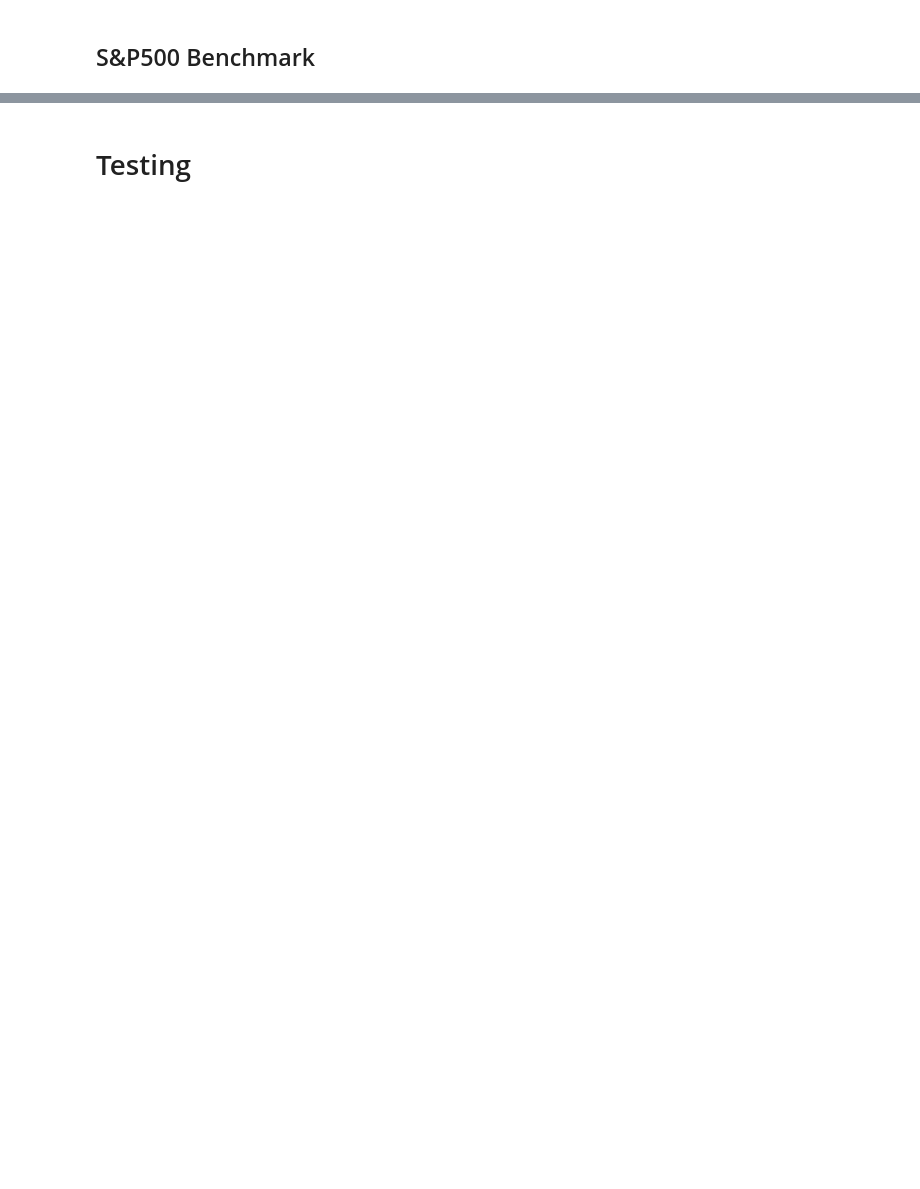
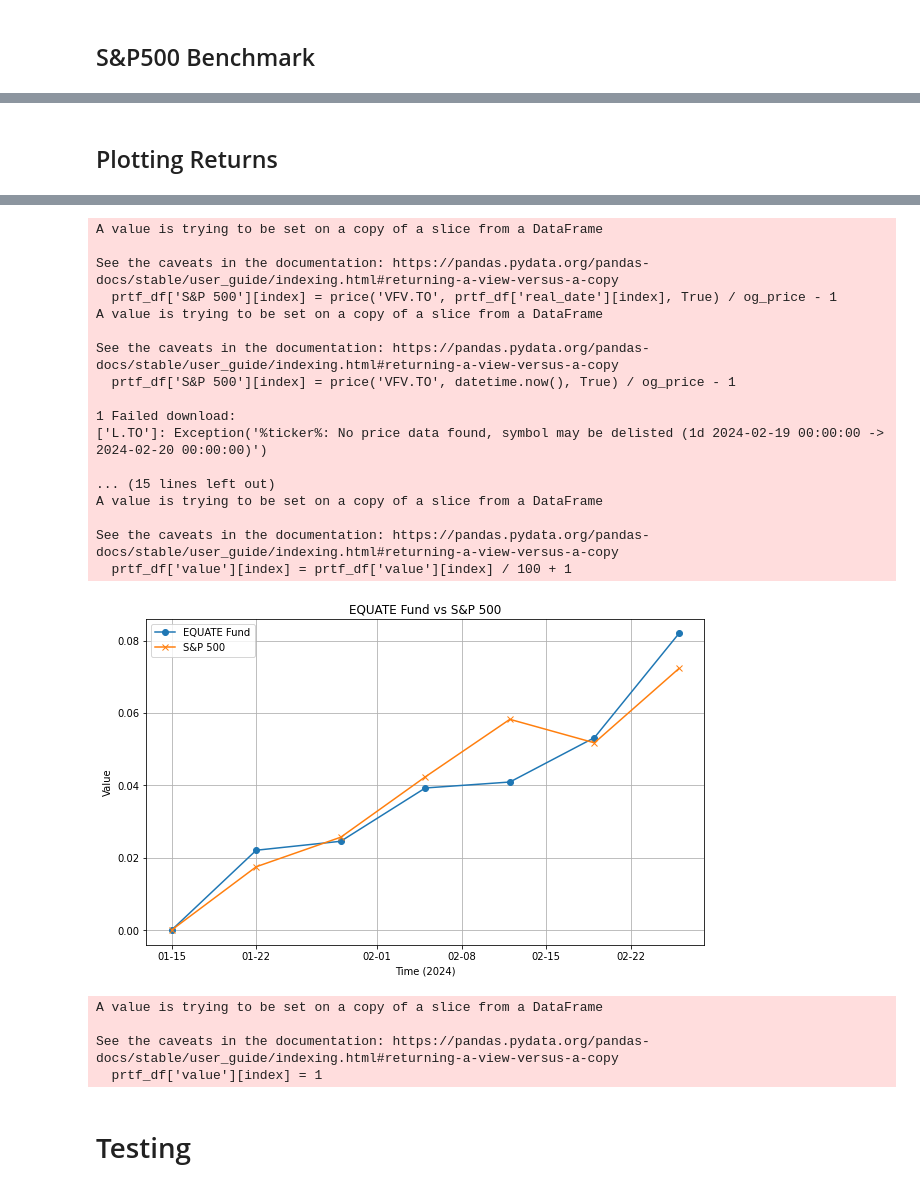
Before and after one commit to equate-fund/index_tracker, a Jupyter notebook: e_equate_prtf_tracker.ipynb, the cells around one changed output, grey strips where cells are left out. Drawn from its saved outputs; the diff is of its cells as text; code cells hidden in the pictures; blank space fills up the shorter version.

Commit message:
Updating portfolio and code for graphing returns

```diff
--- a/e_equate_prtf_tracker.ipynb
+++ b/e_equate_prtf_tracker.ipynb
@@ -16,6 +16,12 @@ import yfinance as yf # yahoo finance PyPi for getting stock data
 def curr_val(df):
 
     time = datetime.now()
+
+    if time.weekday() == 5:
+        time = time - timedelta(1)
+    elif time.weekday() == 6:
+        time = time - timedelta(2)
+
 
     date = df['real_date']
     value = df['value']
@@ -28,7 +34,7 @@ def curr_val(df):
     week_prtf = curr_prtf(df, date[index - 1])
 
     old_price = prtf_price(week_prtf, date[index - 1], True)
-    new_price = prtf_price(week_prtf, datetime.now(), False)
+    new_price = prtf_price(week_prtf, time, False)
 
     val = value[index - 1] * new_price / old_price
 
@@ -60,7 +66,10 @@ def prtf_price(prtf, date, morning):
 def price(stk, date, morning):
 
     if morning:
-        return yf.download(stk, start=date, end=date + timedelta(1), interval='1d', progress=False)['Open'].values[0]
+        try:
+            return yf.download(stk, start=date, end=date + timedelta(1), interval='1d', progress=False)['Open'].values[0]
+        except:
+            return yf.download(stk, start=date + timedelta(1), end=date + timedelta(2), interval='1d', progress=False)['Open'].values[0]
     else:
         return yf.download(stk, start=date, end=date, interval='1d' , progress=False)['Close'].values[0]
 
@@ -116,11 +125,12 @@ def stock_list(df):
 
     lst = df.columns.to_list()
     lst.remove('real_date')
-    return lst[3:]
+    return lst[3:-1]
 
 prtf_df = pd.read_csv('equate_prtf.csv')
 date_format = "%Y-%m-%d"
 prtf_df['real_date'] = None
+prtf_df['S&P 500'] = None
 for i in range(len(prtf_df)):
     prtf_df['real_date'][i] = datetime.strptime(prtf_df['date'][i], date_format)
 # %% [output]
@@ -168,0 +196,33 @@ The S&P500 has returned  1.844 % at time  2024-01-31 11:24:11.959534
+# %% [markdown]
+## Plotting Returns
+# %%
+start_date = prtf_df['real_date'][0]
+print(start_date)
+
+og_price = yf.download('VFV.TO', start=prtf_df['real_date'][0], end=prtf_df['real_date'][0] + timedelta(1), interval='1d', progress=False)['Open'].values[0]
+
+prtf_df['S&P 500'][0] = 0
+
+index = 1
+
+while prtf_df['active'][index] == 1:
+        prtf_df['S&P 500'][index] = price('VFV.TO', prtf_df['real_date'][index], True) / og_price - 1
+        index += 1
+
+prtf_df['S&P 500'][index] = price('VFV.TO', datetime.now(), True) / og_price - 1
+prtf_df['value'][index], time = curr_val(prtf_df)
+prtf_df['value'][index] = prtf_df['value'][index] / 100 + 1
+
+plt.figure(figsize=(10, 6))
+plt.plot(prtf_df['real_date'][:index + 1], prtf_df['value'].iloc[:index + 1] - 1, label='EQUATE Fund', marker='o')
+plt.plot(prtf_df['real_date'][:index + 1], prtf_df['S&P 500'].iloc[:index + 1], label='S&P 500', marker='x')
+plt.title('EQUATE Fund vs S&P 500')
+plt.xlabel('Time (2024)')
+plt.ylabel('Value')
+plt.legend()
+plt.grid(True)
+plt.gca().xaxis.set_major_formatter(plt.matplotlib.dates.DateFormatter('%m-%d'))
+plt.show()
+
+prtf_df['value'][index] = 1
+# %% [output]
@@ -169,2 +247,24 @@ The S&P500 has returned  1.844 % at time  2024-01-31 11:24:11.959534
+A value is trying to be set on a copy of a slice from a DataFrame
+
+See the caveats in the documentation: https://pandas.pydata.org/pandas-docs/stable/user_guide/indexing.html#returning-a-view-versus-a-copy
+  prtf_df['S&P 500'][index] = price('VFV.TO', prtf_df['real_date'][index], True) / og_price - 1
+A value is trying to be set on a copy of a slice from a DataFrame
+
+See the caveats in the documentation: https://pandas.pydata.org/pandas-docs/stable/user_guide/indexing.html#returning-a-view-versus-a-copy
+  prtf_df['S&P 500'][index] = price('VFV.TO', datetime.now(), True) / og_price - 1
+
+1 Failed download:
+['L.TO']: Exception('%ticker%: No price data found, symbol may be delisted (1d 2024-02-19 00:00:00 -> 2024-02-20 00:00:00)')
+
+... (15 lines left out)
+A value is trying to be set on a copy of a slice from a DataFrame
+
+See the caveats in the documentation: https://pandas.pydata.org/pandas-docs/stable/user_guide/indexing.html#returning-a-view-versus-a-copy
+  prtf_df['value'][index] = prtf_df['value'][index] / 100 + 1
+[figure, added]
+A value is trying to be set on a copy of a slice from a DataFrame
+
+See the caveats in the documentation: https://pandas.pydata.org/pandas-docs/stable/user_guide/indexing.html#returning-a-view-versus-a-copy
+  prtf_df['value'][index] = 1
 # %% [markdown]
 # Testing
```
Also changed, not shown: parts of 5 cells of this notebook, 1 other file.
